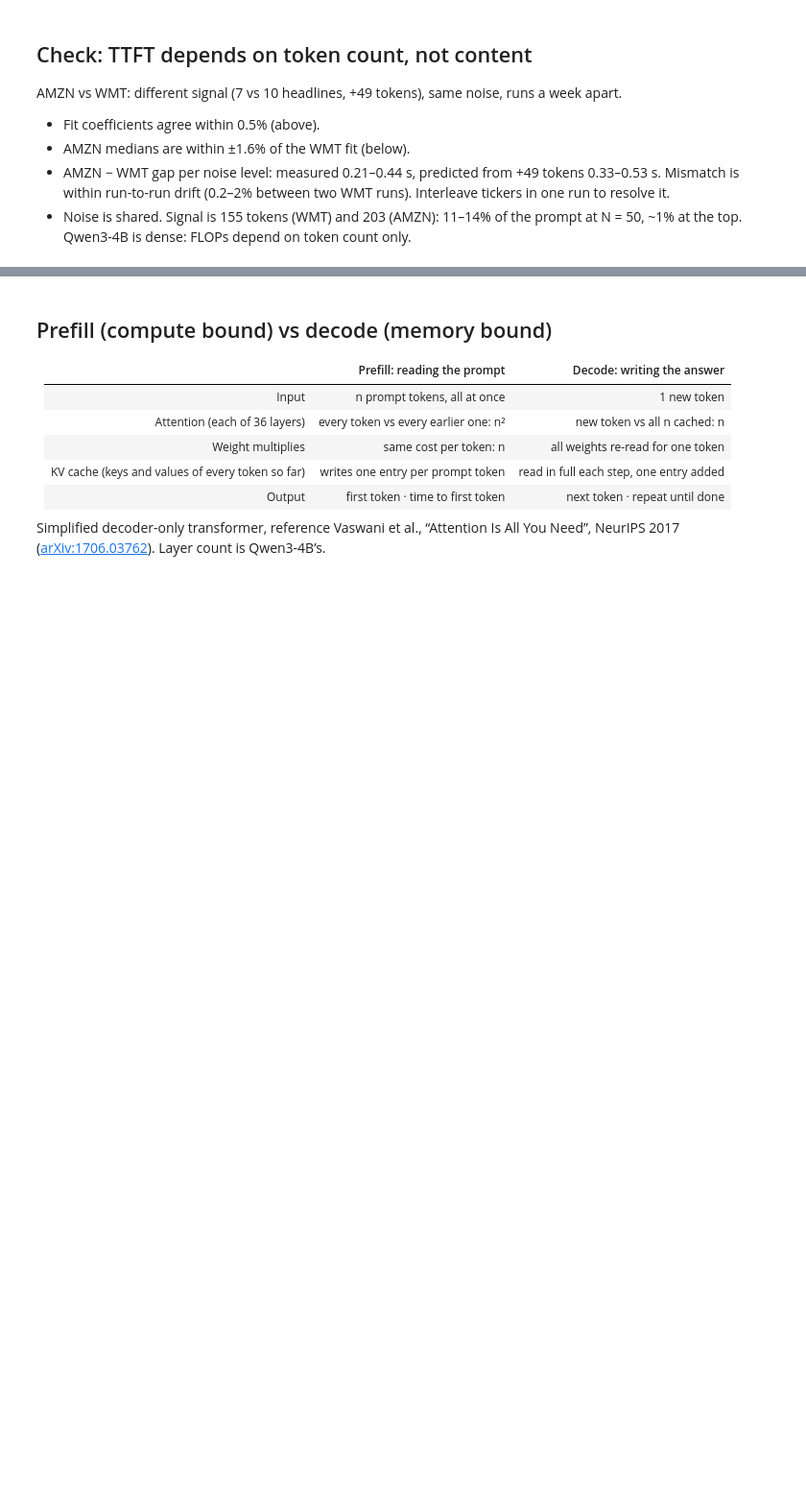
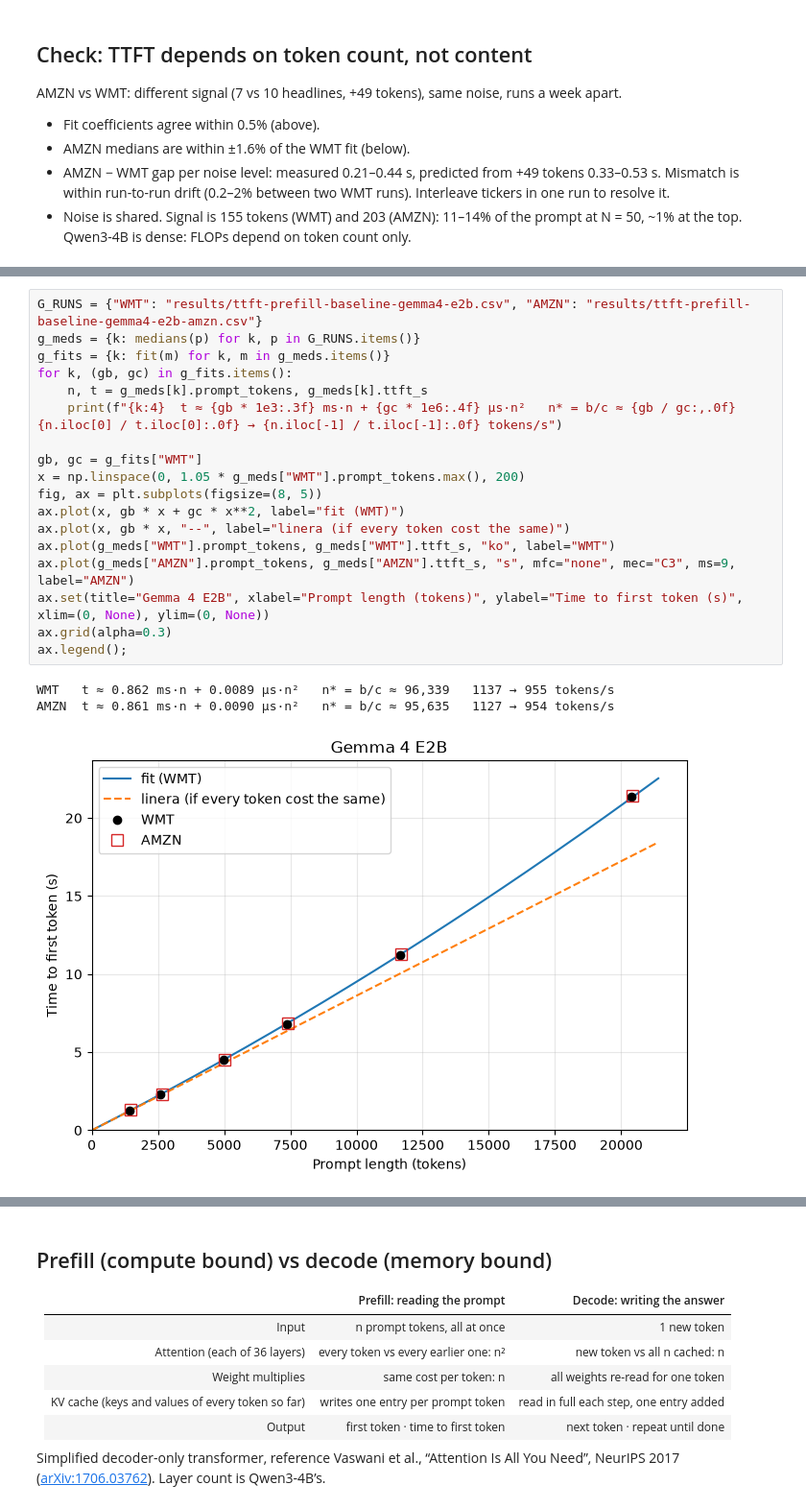
Before and after one commit to scalezen/vllm-market-agent, a Jupyter notebook: benchmarks/prefill_ttft.ipynb, the cells around one changed output, grey strips where cells are left out. Shown at 96% size. Drawn from its saved outputs; the diff is of its cells as text; blank space fills up the shorter version.

Commit message:
Added Gemma4 2b model benchmarks to notebook.

```diff
--- a/benchmarks/prefill_ttft.ipynb
+++ b/benchmarks/prefill_ttft.ipynb
@@ -98,0 +137,22 @@ amzn.round(2)
+# %%
+G_RUNS = {"WMT": "results/ttft-prefill-baseline-gemma4-e2b.csv", "AMZN": "results/ttft-prefill-baseline-gemma4-e2b-amzn.csv"}
+g_meds = {k: medians(p) for k, p in G_RUNS.items()}
+g_fits = {k: fit(m) for k, m in g_meds.items()}
+for k, (gb, gc) in g_fits.items():
+    n, t = g_meds[k].prompt_tokens, g_meds[k].ttft_s
+    print(f"{k:4}  t ≈ {gb * 1e3:.3f} ms·n + {gc * 1e6:.4f} µs·n²   n* = b/c ≈ {gb / gc:,.0f}   {n.iloc[0] / t.iloc[0]:.0f} → {n.iloc[-1] / t.iloc[-1]:.0f} tokens/s")
+
+gb, gc = g_fits["WMT"]
+x = np.linspace(0, 1.05 * g_meds["WMT"].prompt_tokens.max(), 200)
+fig, ax = plt.subplots(figsize=(8, 5))
+ax.plot(x, gb * x + gc * x**2, label="fit (WMT)")
+ax.plot(x, gb * x, "--", label="linera (if every token cost the same)")
+ax.plot(g_meds["WMT"].prompt_tokens, g_meds["WMT"].ttft_s, "ko", label="WMT")
+ax.plot(g_meds["AMZN"].prompt_tokens, g_meds["AMZN"].ttft_s, "s", mfc="none", mec="C3", ms=9, label="AMZN")
+ax.set(title="Gemma 4 E2B", xlabel="Prompt length (tokens)", ylabel="Time to first token (s)", xlim=(0, None), ylim=(0, None))
+ax.grid(alpha=0.3)
+ax.legend();
+# %% [output]
+WMT   t ≈ 0.862 ms·n + 0.0089 µs·n²   n* = b/c ≈ 96,339   1137 → 955 tokens/s
+AMZN  t ≈ 0.861 ms·n + 0.0090 µs·n²   n* = b/c ≈ 95,635   1127 → 954 tokens/s
+[figure, added]
```
Also changed, not shown: parts of 7 cells of this notebook.
